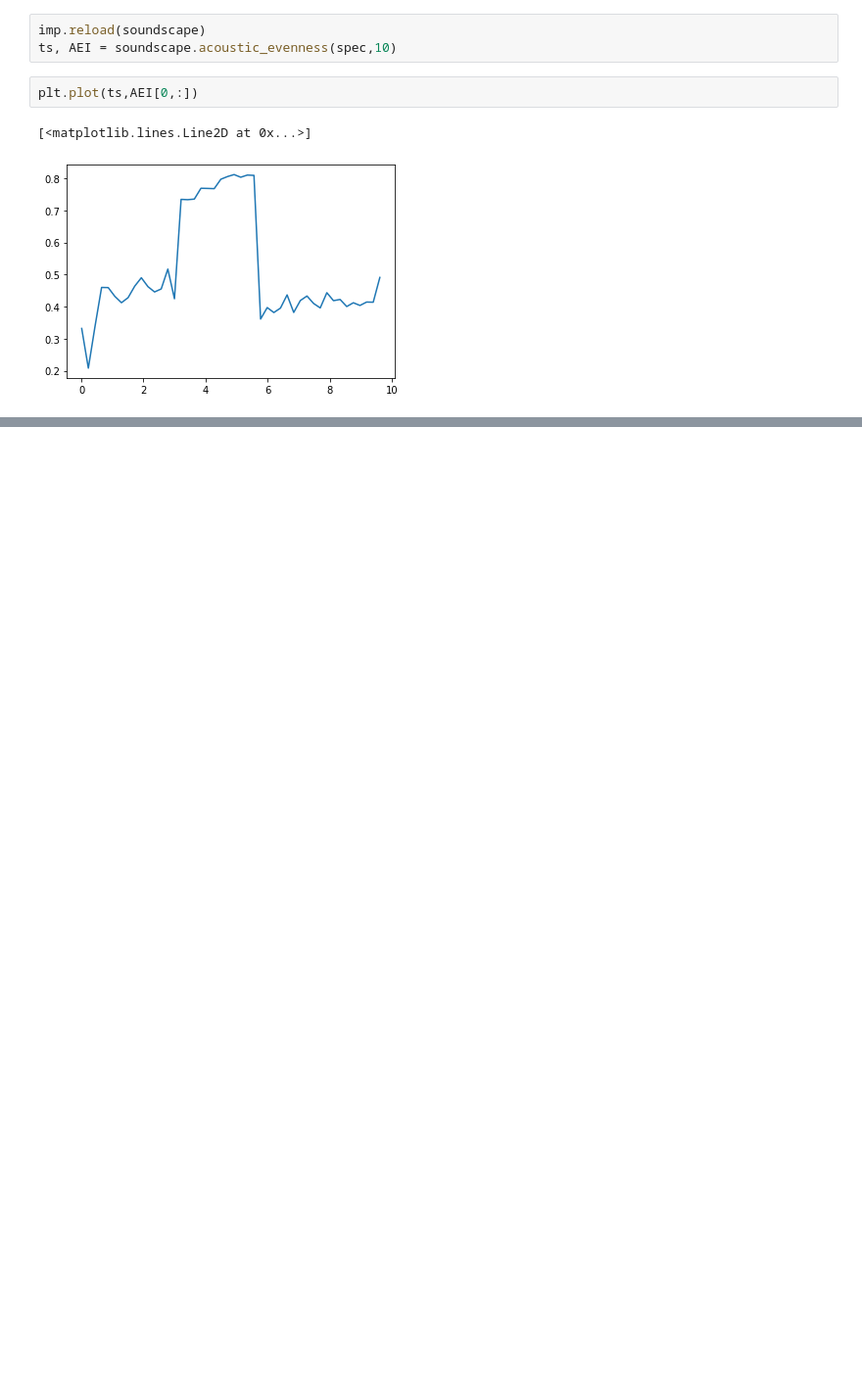
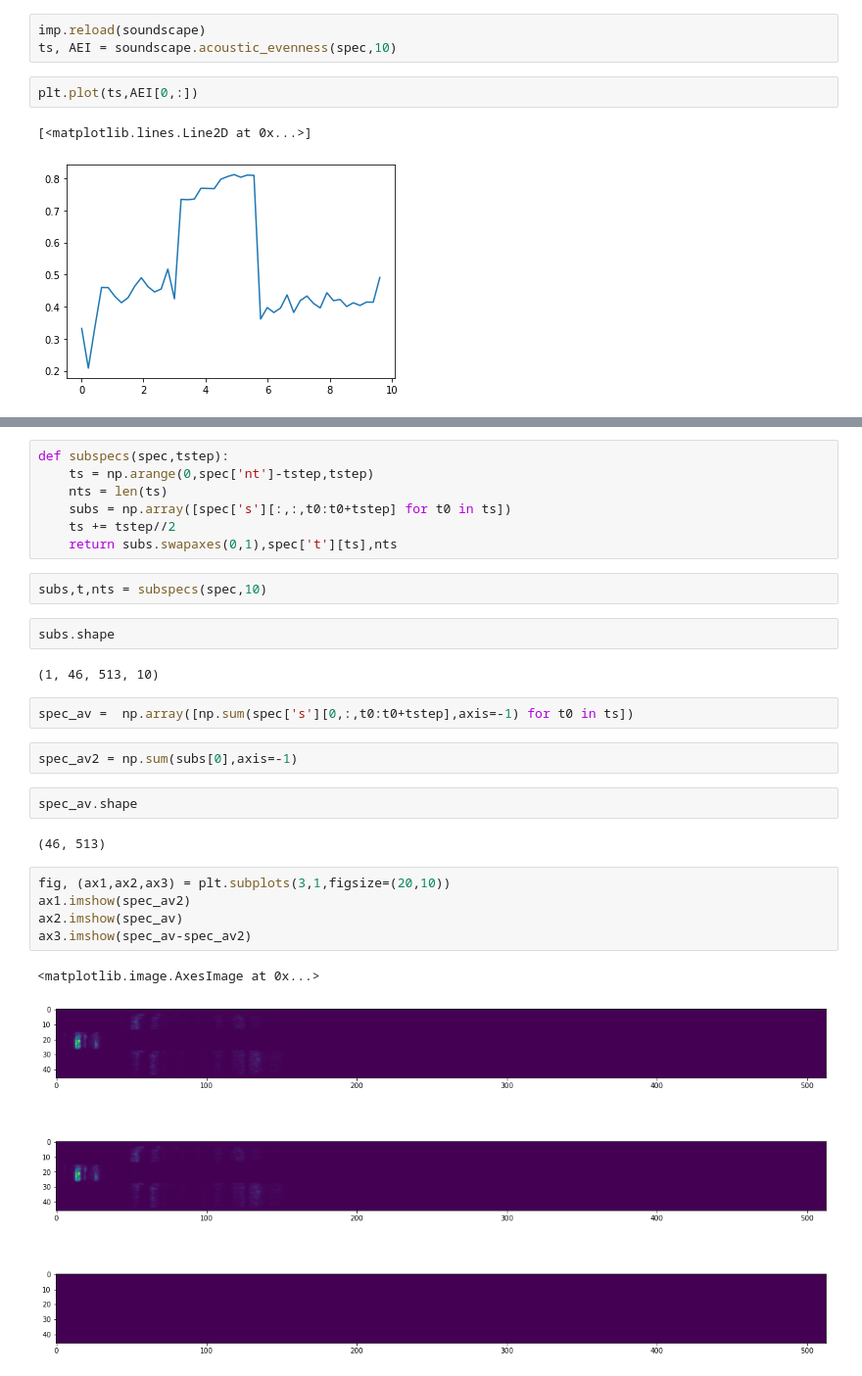
Before and after one commit to meguia/IRma, a Jupyter notebook: test1.ipynb, the cells around one changed output, grey strips where cells are left out. Shown at 98% size. Saved outputs shown, nothing was run; the diff lists cells and outputs as text; blank space fills up the shorter version.

```diff
--- a/test1.ipynb
+++ b/test1.ipynb
@@ -224,0 +229,29 @@ plt.plot(ts,AEI[0,:])
+# %%
+def subspecs(spec,tstep):
+    ts = np.arange(0,spec['nt']-tstep,tstep)
+    nts = len(ts)
+    subs = np.array([spec['s'][:,:,t0:t0+tstep] for t0 in ts])
+    ts += tstep//2
+    return subs.swapaxes(0,1),spec['t'][ts],nts
+# %%
+subs,t,nts = subspecs(spec,10)
+# %%
+subs.shape
+# %% [output]
+(1, 46, 513, 10)
+# %%
+spec_av =  np.array([np.sum(spec['s'][0,:,t0:t0+tstep],axis=-1) for t0 in ts])
+# %%
+spec_av2 = np.sum(subs[0],axis=-1)
+# %%
+spec_av.shape
+# %% [output]
+(46, 513)
+# %%
+fig, (ax1,ax2,ax3) = plt.subplots(3,1,figsize=(20,10))
+ax1.imshow(spec_av2)
+ax2.imshow(spec_av)
+ax3.imshow(spec_av-spec_av2)
+# %% [output]
+<matplotlib.image.AxesImage at 0x...>
+[figure, added]
```
Also changed, not shown: parts of 37 cells of this notebook, 1 other file.
